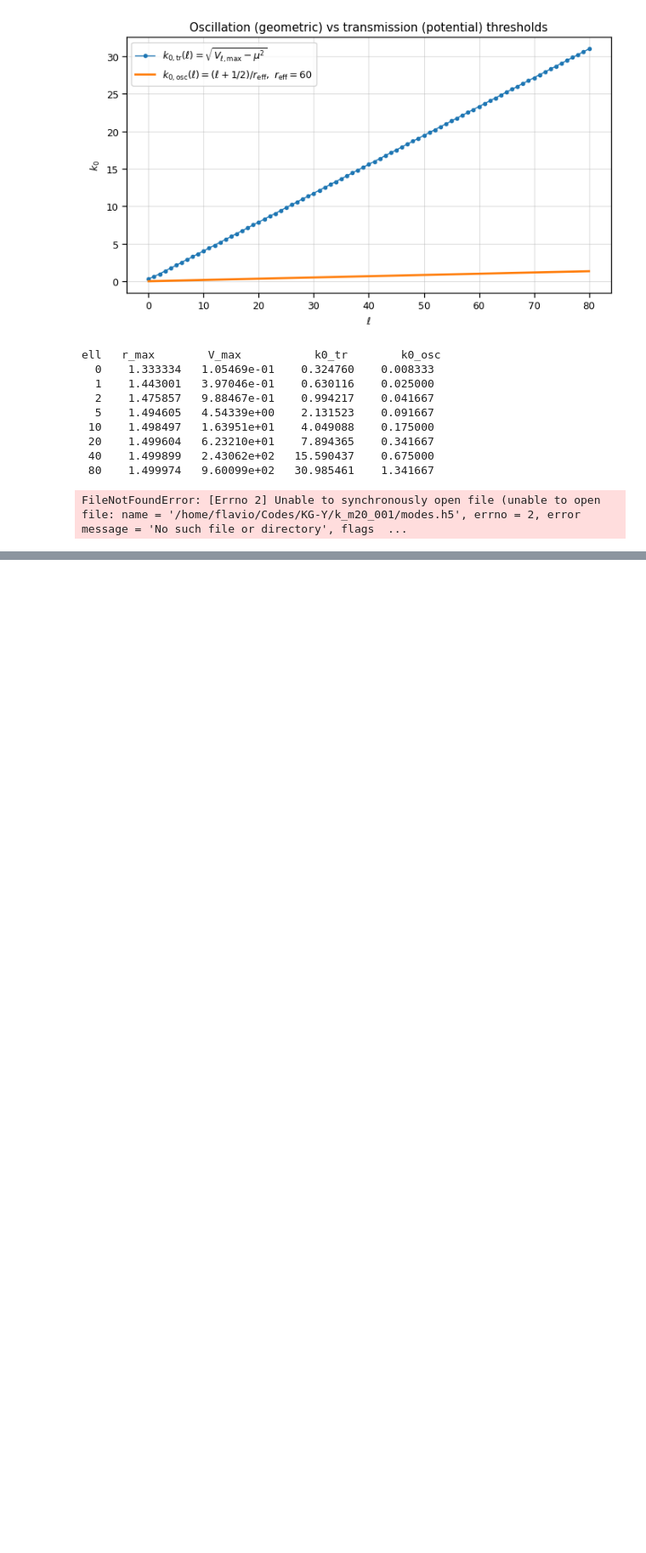
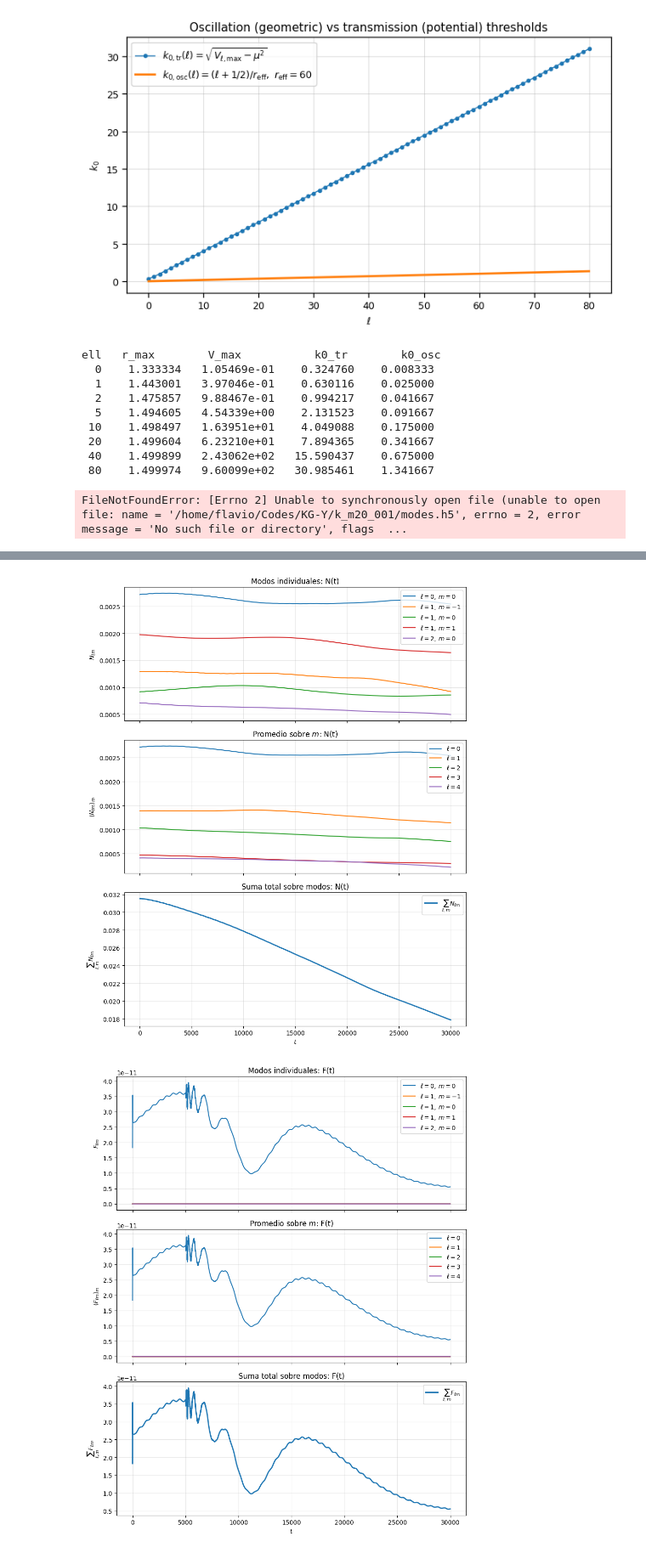
Before and after one commit to FlavioRosales/KG-Y, a Jupyter notebook: Noether_charge.ipynb, the cells around one changed output, grey strips where cells are left out. Shown at 85% size. Cells and saved outputs as stored; diff of their text form; code cells hidden in the pictures; blank space fills up the shorter version.

```diff
--- a/Noether_charge.ipynb
+++ b/Noether_charge.ipynb
@@ -1726,0 +1962,32 @@ FileNotFoundError: [Errno 2] Unable to synchronously open file (unable to open f
+# %%
+def sum_all_modes(quantity="N", h5file=H5FILE):
+    """
+    Calcula la suma sobre todos los modos disponibles:
+
+        Q_total(t) = sum_{ell,m} Q_{ell,m}(t)
+
+    donde Q puede ser N o F.
+    """
+
+    df = get_available_modes(h5file)
+
+    y_sum = None
+    t_ref = None
+
+    with h5py.File(h5file, "r") as f:
+        for _, row in df.iterrows():
+            group = row["group"]
+
+            t = f[group]["t_0D"][:]
+            y = f[group][quantity][:]
+
+            if t_ref is None:
+                t_ref = t
+                y_sum = np.zeros_like(y)
+            else:
+                if not np.allclose(t, t_ref):
+                    raise ValueError(f"Los tiempos t_0D no coinciden en {group}")
+
+            y_sum += y
+
+    return t_ref, y_sum
@@ -1726,0 +2072,16 @@ FileNotFoundError: [Errno 2] Unable to synchronously open file (unable to open f
+# %%
+MODES_TO_PLOT = [
+    (0, 0),
+    (1, -1),
+    (1, 0),
+    (1, 1),
+    (2, 0),
+]
+
+ELLS_TO_PLOT = [0, 1, 2, 3, 4]
+
+plot_diagnostics(quantity="N", modes=MODES_TO_PLOT, ells=ELLS_TO_PLOT)
+plot_diagnostics(quantity="F", modes=MODES_TO_PLOT, ells=ELLS_TO_PLOT)
+# %% [output]
+[figure, added]
+[figure, added]
```
Also changed, not shown: parts of 12 cells of this notebook, 5 other files.
